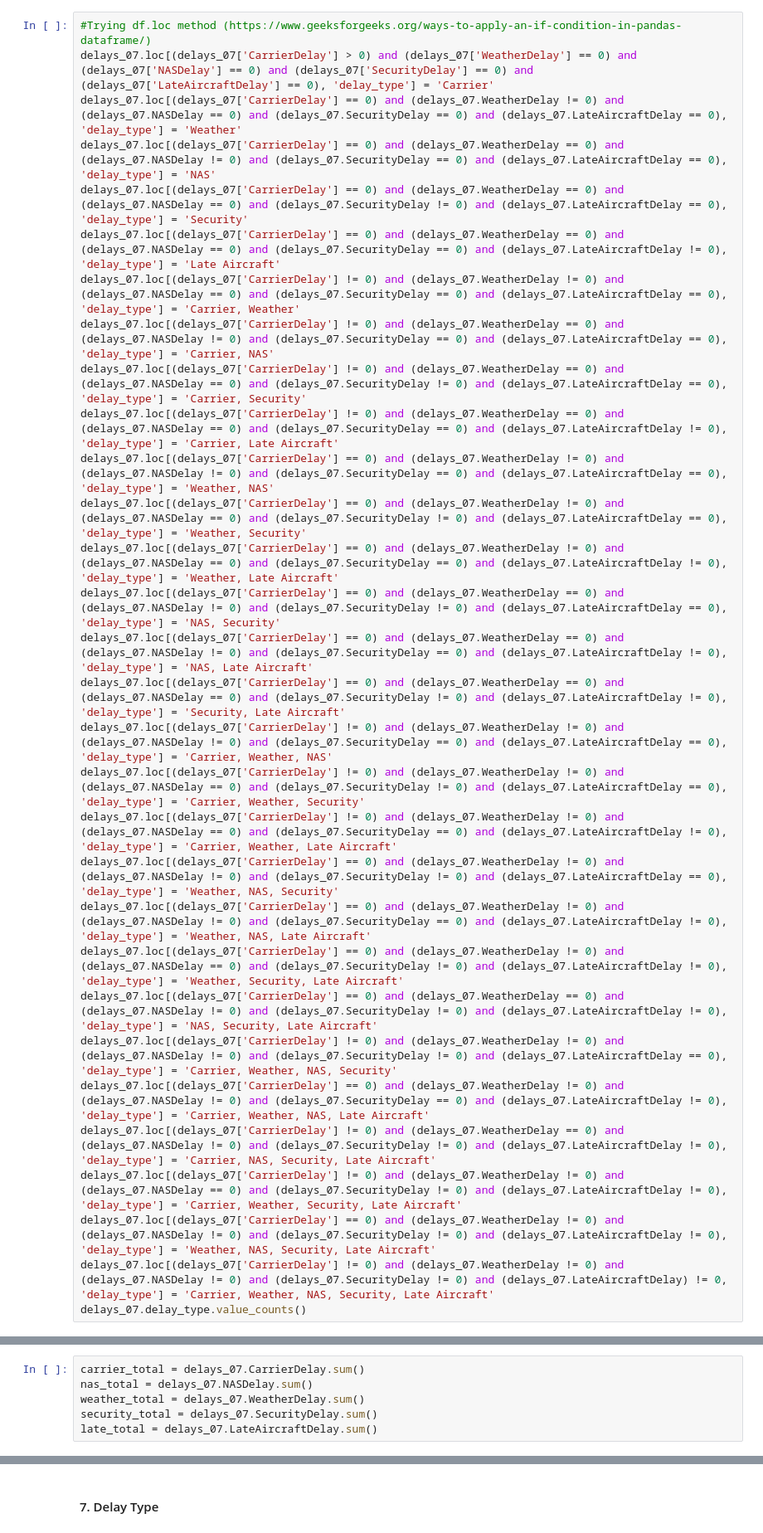
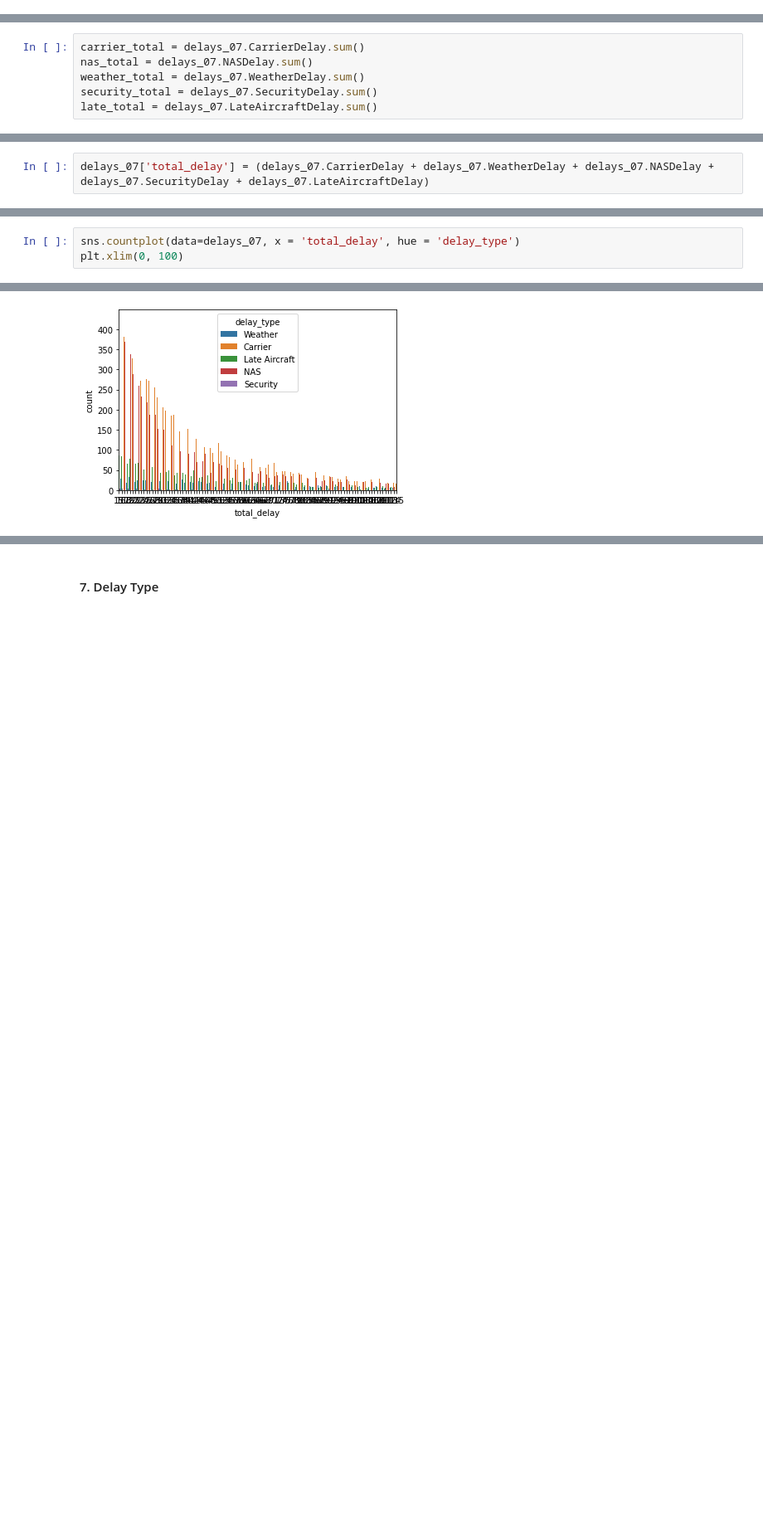
Before and after one commit to Miles-Murphy/vis_final_project, a Jupyter notebook: project_draft.ipynb, the cells around one changed output, grey strips where cells are left out. Shown: that part at 83% size. Drawn from its saved outputs; the diff is of its cells as text; blank space fills up the shorter version.

Commit message:
Working on delay type and time visuals and df

```diff
--- a/project_draft.ipynb
+++ b/project_draft.ipynb
@@ -535,31 +538,0 @@ ValueError: The truth value of a Series is ambiguous. Use a.empty, a.bool(), a.i
-# %%
-#Trying df.loc method (https://www.geeksforgeeks.org/ways-to-apply-an-if-condition-in-pandas-dataframe/)
-delays_07.loc[(delays_07['CarrierDelay'] > 0) and (delays_07['WeatherDelay'] == 0) and (delays_07['NASDelay'] == 0) and (delays_07['SecurityDelay'] == 0) and (delays_07['LateAircraftDelay'] == 0), 'delay_type'] = 'Carrier'
-delays_07.loc[(delays_07['CarrierDelay'] == 0) and (delays_07.WeatherDelay != 0) and (delays_07.NASDelay == 0) and (delays_07.SecurityDelay == 0) and (delays_07.LateAircraftDelay == 0), 'delay_type'] = 'Weather'
-delays_07.loc[(delays_07['CarrierDelay'] == 0) and (delays_07.WeatherDelay == 0) and (delays_07.NASDelay != 0) and (delays_07.SecurityDelay == 0) and (delays_07.LateAircraftDelay == 0), 'delay_type'] = 'NAS'
-delays_07.loc[(delays_07['CarrierDelay'] == 0) and (delays_07.WeatherDelay == 0) and (delays_07.NASDelay == 0) and (delays_07.SecurityDelay != 0) and (delays_07.LateAircraftDelay == 0), 'delay_type'] = 'Security'
-delays_07.loc[(delays_07['CarrierDelay'] == 0) and (delays_07.WeatherDelay == 0) and (delays_07.NASDelay == 0) and (delays_07.SecurityDelay == 0) and (delays_07.LateAircraftDelay != 0), 'delay_type'] = 'Late Aircraft'
-delays_07.loc[(delays_07['CarrierDelay'] != 0) and (delays_07.WeatherDelay != 0) and (delays_07.NASDelay == 0) and (delays_07.SecurityDelay == 0) and (delays_07.LateAircraftDelay == 0), 'delay_type'] = 'Carrier, Weather'
-delays_07.loc[(delays_07['CarrierDelay'] != 0) and (delays_07.WeatherDelay == 0) and (delays_07.NASDelay != 0) and (delays_07.SecurityDelay == 0) and (delays_07.LateAircraftDelay == 0), 'delay_type'] = 'Carrier, NAS'
-delays_07.loc[(delays_07['CarrierDelay'] != 0) and (delays_07.WeatherDelay == 0) and (delays_07.NASDelay == 0) and (delays_07.SecurityDelay != 0) and (delays_07.LateAircraftDelay == 0), 'delay_type'] = 'Carrier, Security'
-delays_07.loc[(delays_07['CarrierDelay'] != 0) and (delays_07.WeatherDelay == 0) and (delays_07.NASDelay == 0) and (delays_07.SecurityDelay == 0) and (delays_07.LateAircraftDelay != 0), 'delay_type'] = 'Carrier, Late Aircraft'
-delays_07.loc[(delays_07['CarrierDelay'] == 0) and (delays_07.WeatherDelay != 0) and (delays_07.NASDelay != 0) and (delays_07.SecurityDelay == 0) and (delays_07.LateAircraftDelay == 0), 'delay_type'] = 'Weather, NAS'
-delays_07.loc[(delays_07['CarrierDelay'] == 0) and (delays_07.WeatherDelay != 0) and (delays_07.NASDelay == 0) and (delays_07.SecurityDelay != 0) and (delays_07.LateAircraftDelay == 0), 'delay_type'] = 'Weather, Security'
-delays_07.loc[(delays_07['CarrierDelay'] == 0) and (delays_07.WeatherDelay != 0) and (delays_07.NASDelay == 0) and (delays_07.SecurityDelay == 0) and (delays_07.LateAircraftDelay != 0), 'delay_type'] = 'Weather, Late Aircraft'
-delays_07.loc[(delays_07['CarrierDelay'] == 0) and (delays_07.WeatherDelay == 0) and (delays_07.NASDelay != 0) and (delays_07.SecurityDelay != 0) and (delays_07.LateAircraftDelay == 0), 'delay_type'] = 'NAS, Security'
-delays_07.loc[(delays_07['CarrierDelay'] == 0) and (delays_07.WeatherDelay == 0) and (delays_07.NASDelay != 0) and (delays_07.SecurityDelay == 0) and (delays_07.LateAircraftDelay != 0), 'delay_type'] = 'NAS, Late Aircraft'
-delays_07.loc[(delays_07['CarrierDelay'] == 0) and (delays_07.WeatherDelay == 0) and (delays_07.NASDelay == 0) and (delays_07.SecurityDelay != 0) and (delays_07.LateAircraftDelay != 0), 'delay_type'] = 'Security, Late Aircraft'
-delays_07.loc[(delays_07['CarrierDelay'] != 0) and (delays_07.WeatherDelay != 0) and (delays_07.NASDelay != 0) and (delays_07.SecurityDelay == 0) and (delays_07.LateAircraftDelay == 0), 'delay_type'] = 'Carrier, Weather, NAS'
-delays_07.loc[(delays_07['CarrierDelay'] != 0) and (delays_07.WeatherDelay != 0) and (delays_07.NASDelay == 0) and (delays_07.SecurityDelay != 0) and (delays_07.LateAircraftDelay == 0), 'delay_type'] = 'Carrier, Weather, Security'
-delays_07.loc[(delays_07['CarrierDelay'] != 0) and (delays_07.WeatherDelay != 0) and (delays_07.NASDelay == 0) and (delays_07.SecurityDelay == 0) and (delays_07.LateAircraftDelay != 0), 'delay_type'] = 'Carrier, Weather, Late Aircraft'
-delays_07.loc[(delays_07['CarrierDelay'] == 0) and (delays_07.WeatherDelay != 0) and (delays_07.NASDelay != 0) and (delays_07.SecurityDelay != 0) and (delays_07.LateAircraftDelay == 0), 'delay_type'] = 'Weather, NAS, Security'
-delays_07.loc[(delays_07['CarrierDelay'] == 0) and (delays_07.WeatherDelay != 0) and (delays_07.NASDelay != 0) and (delays_07.SecurityDelay == 0) and (delays_07.LateAircraftDelay != 0), 'delay_type'] = 'Weather, NAS, Late Aircraft'
-delays_07.loc[(delays_07['CarrierDelay'] == 0) and (delays_07.WeatherDelay != 0) and (delays_07.NASDelay == 0) and (delays_07.SecurityDelay != 0) and (delays_07.LateAircraftDelay != 0), 'delay_type'] = 'Weather, Security, Late Aircraft'
-delays_07.loc[(delays_07['CarrierDelay'] == 0) and (delays_07.WeatherDelay == 0) and (delays_07.NASDelay != 0) and (delays_07.SecurityDelay != 0) and (delays_07.LateAircraftDelay != 0), 'delay_type'] = 'NAS, Security, Late Aircraft'
-delays_07.loc[(delays_07['CarrierDelay'] != 0) and (delays_07.WeatherDelay != 0) and (delays_07.NASDelay != 0) and (delays_07.SecurityDelay != 0) and (delays_07.LateAircraftDelay == 0), 'delay_type'] = 'Carrier, Weather, NAS, Security'
-delays_07.loc[(delays_07['CarrierDelay'] == 0) and (delays_07.WeatherDelay != 0) and (delays_07.NASDelay != 0) and (delays_07.SecurityDelay == 0) and (delays_07.LateAircraftDelay != 0), 'delay_type'] = 'Carrier, Weather, NAS, Late Aircraft'
-delays_07.loc[(delays_07['CarrierDelay'] != 0) and (delays_07.WeatherDelay == 0) and (delays_07.NASDelay != 0) and (delays_07.SecurityDelay != 0) and (delays_07.LateAircraftDelay != 0), 'delay_type'] = 'Carrier, NAS, Security, Late Aircraft'
-delays_07.loc[(delays_07['CarrierDelay'] != 0) and (delays_07.WeatherDelay != 0) and (delays_07.NASDelay == 0) and (delays_07.SecurityDelay != 0) and (delays_07.LateAircraftDelay != 0), 'delay_type'] = 'Carrier, Weather, Security, Late Aircraft'
-delays_07.loc[(delays_07['CarrierDelay'] == 0) and (delays_07.WeatherDelay != 0) and (delays_07.NASDelay != 0) and (delays_07.SecurityDelay != 0) and (delays_07.LateAircraftDelay != 0), 'delay_type'] = 'Weather, NAS, Security, Late Aircraft'
-delays_07.loc[(delays_07['CarrierDelay'] != 0) and (delays_07.WeatherDelay != 0) and (delays_07.NASDelay != 0) and (delays_07.SecurityDelay != 0) and (delays_07.LateAircraftDelay) != 0, 'delay_type'] = 'Carrier, Weather, NAS, Security, Late Aircraft'
-delays_07.delay_type.value_counts()
@@ -925,3 +941,5 @@ plt.bar(x=x_val, height=y_val)
 plt.xticks(rotation=45);
 # %% [output]
 [figure]
+# %%
+delays_07['total_delay'] = (delays_07.CarrierDelay + delays_07.WeatherDelay + delays_07.NASDelay + delays_07.SecurityDelay + delays_07.LateAircraftDelay)
@@ -927,0 +976,4 @@ plt.xticks(rotation=45);
+# %%
+sns.countplot(data=delays_07, x = 'total_delay', hue = 'delay_type')
+plt.xlim(0, 100)
+# %% [output]
@@ -927,0 +981 @@ plt.xticks(rotation=45);
+[figure, added]
```
Also changed, not shown: parts of 15 cells of this notebook.
